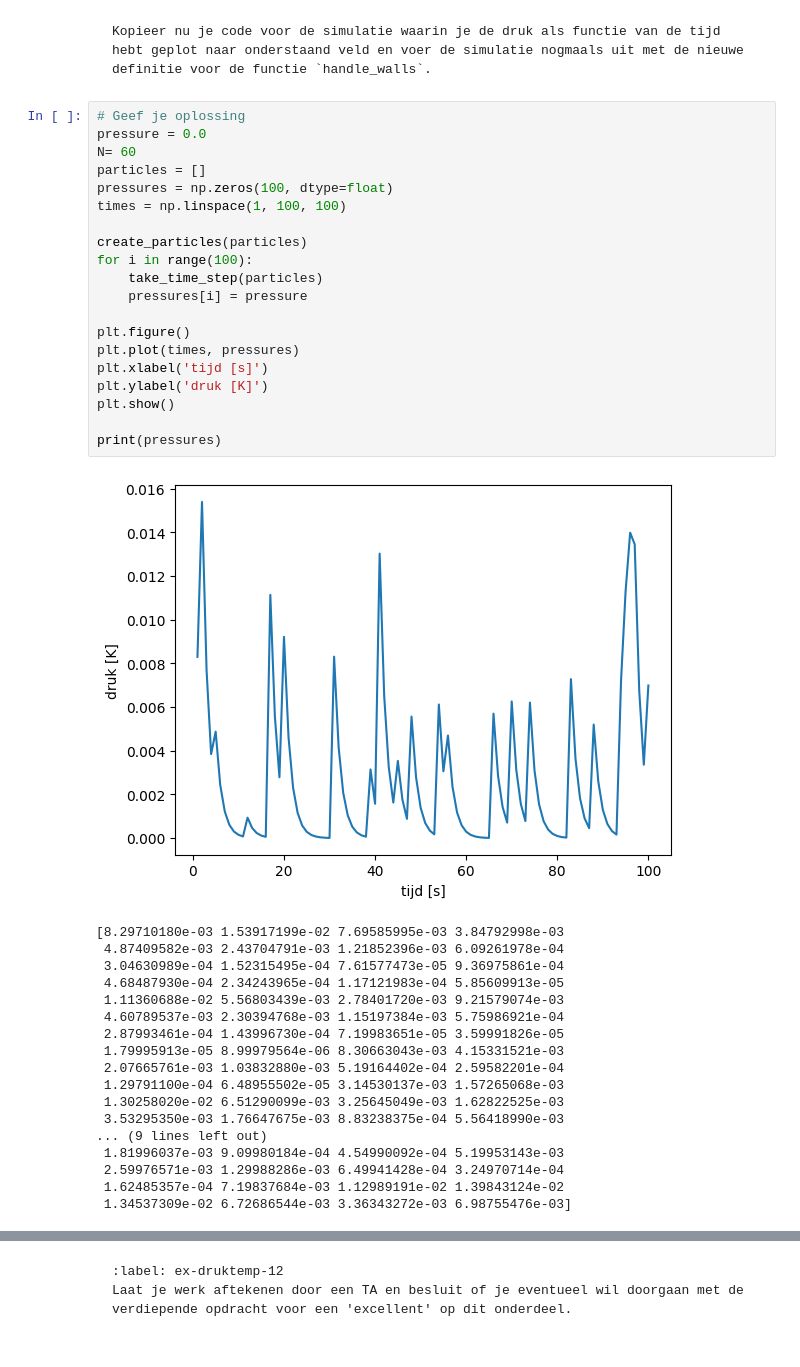
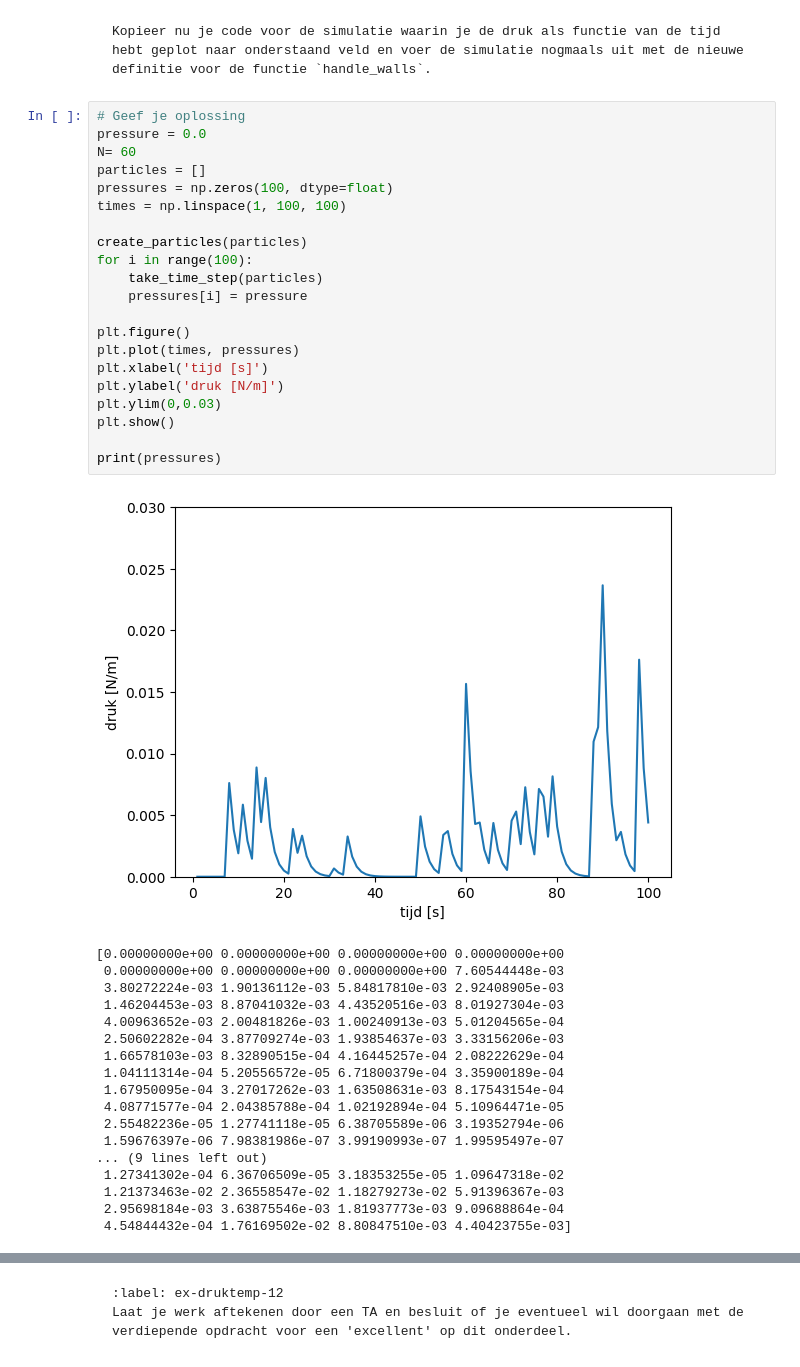
Before and after one commit to tak-max/Aal-en-Bec, a Jupyter notebook: Content/PySim/5_druktemp.ipynb, the cells around one changed output, grey strips where cells are left out. Cells and saved outputs as stored; diff of their text form.

```diff
--- a/Content/PySim/5_druktemp.ipynb
+++ b/Content/PySim/5_druktemp.ipynb
@@ -457,42 +457,43 @@ Kopieer nu je code voor de simulatie waarin je de druk als functie van de tijd h
 # %%
 # Geef je oplossing
 pressure = 0.0
 N= 60
 particles = []
 pressures = np.zeros(100, dtype=float)
 times = np.linspace(1, 100, 100)
 
 create_particles(particles)
 for i in range(100):
     take_time_step(particles)
     pressures[i] = pressure
 
 plt.figure()
 plt.plot(times, pressures)
 plt.xlabel('tijd [s]')
-plt.ylabel('druk [K]')
+plt.ylabel('druk [N/m]')
+plt.ylim(0,0.03)
 plt.show()
 
 print(pressures)
 # %% [output]
-[figure, old version]
+[figure, new version]
-[8.29710180e-03 1.53917199e-02 7.69585995e-03 3.84792998e-03
- 4.87409582e-03 2.43704791e-03 1.21852396e-03 6.09261978e-04
- 3.04630989e-04 1.52315495e-04 7.61577473e-05 9.36975861e-04
- 4.68487930e-04 2.34243965e-04 1.17121983e-04 5.85609913e-05
- 1.11360688e-02 5.56803439e-03 2.78401720e-03 9.21579074e-03
- 4.60789537e-03 2.30394768e-03 1.15197384e-03 5.75986921e-04
- 2.87993461e-04 1.43996730e-04 7.19983651e-05 3.59991826e-05
- 1.79995913e-05 8.99979564e-06 8.30663043e-03 4.15331521e-03
- 2.07665761e-03 1.03832880e-03 5.19164402e-04 2.59582201e-04
- 1.29791100e-04 6.48955502e-05 3.14530137e-03 1.57265068e-03
- 1.30258020e-02 6.51290099e-03 3.25645049e-03 1.62822525e-03
- 3.53295350e-03 1.76647675e-03 8.83238375e-04 5.56418990e-03
+[0.00000000e+00 0.00000000e+00 0.00000000e+00 0.00000000e+00
+ 0.00000000e+00 0.00000000e+00 0.00000000e+00 7.60544448e-03
+ 3.80272224e-03 1.90136112e-03 5.84817810e-03 2.92408905e-03
+ 1.46204453e-03 8.87041032e-03 4.43520516e-03 8.01927304e-03
+ 4.00963652e-03 2.00481826e-03 1.00240913e-03 5.01204565e-04
+ 2.50602282e-04 3.87709274e-03 1.93854637e-03 3.33156206e-03
+ 1.66578103e-03 8.32890515e-04 4.16445257e-04 2.08222629e-04
+ 1.04111314e-04 5.20556572e-05 6.71800379e-04 3.35900189e-04
+ 1.67950095e-04 3.27017262e-03 1.63508631e-03 8.17543154e-04
+ 4.08771577e-04 2.04385788e-04 1.02192894e-04 5.10964471e-05
+ 2.55482236e-05 1.27741118e-05 6.38705589e-06 3.19352794e-06
+ 1.59676397e-06 7.98381986e-07 3.99190993e-07 1.99595497e-07
 ... (9 lines left out)
- 1.81996037e-03 9.09980184e-04 4.54990092e-04 5.19953143e-03
- 2.59976571e-03 1.29988286e-03 6.49941428e-04 3.24970714e-04
- 1.62485357e-04 7.19837684e-03 1.12989191e-02 1.39843124e-02
- 1.34537309e-02 6.72686544e-03 3.36343272e-03 6.98755476e-03]
+ 1.27341302e-04 6.36706509e-05 3.18353255e-05 1.09647318e-02
+ 1.21373463e-02 2.36558547e-02 1.18279273e-02 5.91396367e-03
+ 2.95698184e-03 3.63875546e-03 1.81937773e-03 9.09688864e-04
+ 4.54844432e-04 1.76169502e-02 8.80847510e-03 4.40423755e-03]
 # %% [markdown]
 Met de middeling kan je beter zien wat de gemiddelde waarde voor de druk in dit systeem is. Als dit voor jouw simulatie lastig is kan je de factor `alpha` aanpassen in de functie 'handle_walls`, zodat je over een langere periode het gemiddelde neemt. Hou daarbij wel rekening met de eis in [bovenstaande formule](#int_norm)
 
```
Also changed, not shown: parts of 6 cells of this notebook.
